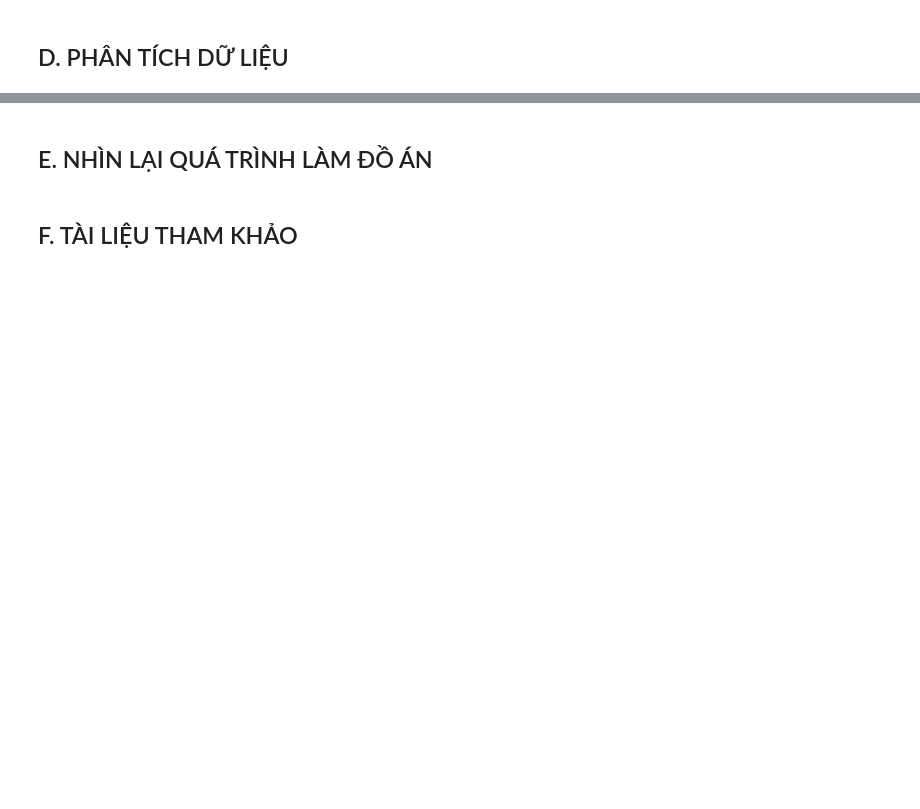
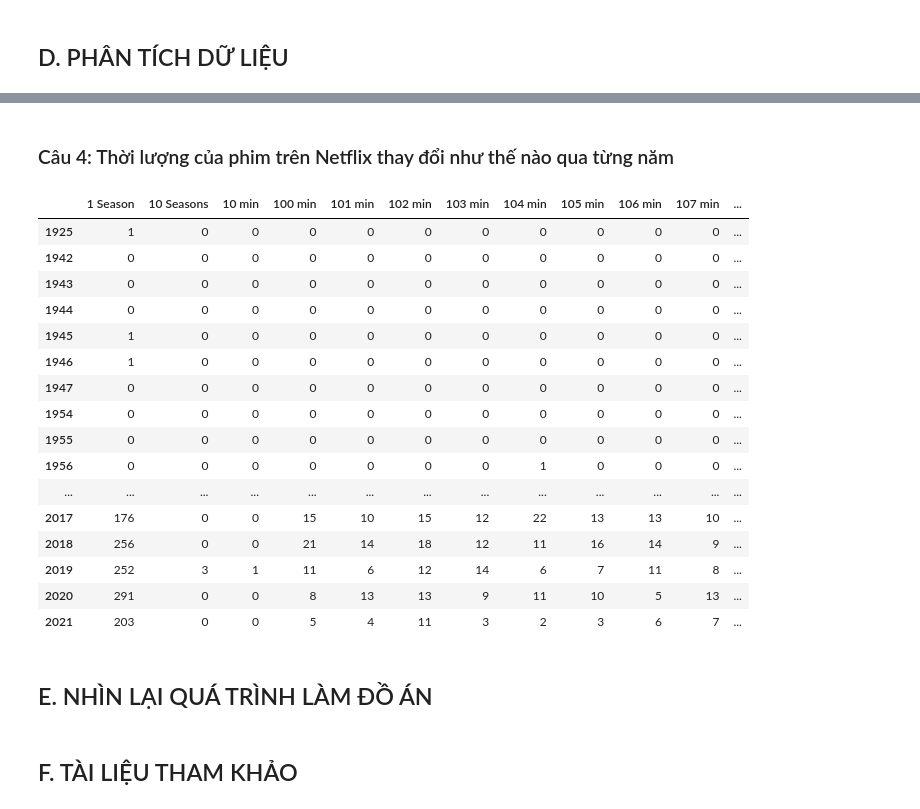
Before and after one commit to vt-khang/LTCKHDL-FinalProject, a Jupyter notebook: DNCK.ipynb, the cells around one changed output, grey strips where cells are left out. Saved outputs shown, nothing was run; the diff lists cells and outputs as text; code cells hidden in the pictures; blank space fills up the shorter version.

```diff
--- a/DNCK.ipynb
+++ b/DNCK.ipynb
@@ -205,0 +237,7 @@ cate_col_df
+# %%
+def col_rating_release_year(year):
+    return netflix_df[netflix_df['release_year'] == year].loc[:,'rating'].value_counts()[:1].index
+list_top1_rating = list(map(col_rating_release_year,year))
+df_top1_rating = pd.DataFrame(list_top1_rating, columns = ['Trending'], index = year)
+pd.options.display.max_columns = 999
+df_top1_rating.T
@@ -205,0 +247,2 @@ cate_col_df
+# %%
+pd.reset_option('display.max_columns')
@@ -208,3 +287,32 @@ cate_col_df
+# %% [markdown]
+### Câu 4: Thời lượng của phim trên Netflix thay đổi như thế nào qua từng năm
+# %%
+def col_duration_release_year(year):
+    return netflix_df[netflix_df['release_year'] == year]['duration'].value_counts().sort_index()
+column = netflix_df['duration'].value_counts().sort_index().index
+list_duration = list(map(col_duration_release_year, year))
+df_duration = pd.DataFrame(list_duration, columns = column, index = year).replace(np.nan, 0).astype(int)
+pd.options.display.max_rows = 999
+pd.options.display.max_columns = 999
+df_duration
+# %% [output]
+|  | 1 Season | 10 Seasons | 10 min | 100 min | 101 min | 102 min | 103 min | 104 min | 105 min | 106 min | 107 min | ... |
+| 1925 | 1 | 0 | 0 | 0 | 0 | 0 | 0 | 0 | 0 | 0 | 0 | ... |
+| 1942 | 0 | 0 | 0 | 0 | 0 | 0 | 0 | 0 | 0 | 0 | 0 | ... |
+| 1943 | 0 | 0 | 0 | 0 | 0 | 0 | 0 | 0 | 0 | 0 | 0 | ... |
+| 1944 | 0 | 0 | 0 | 0 | 0 | 0 | 0 | 0 | 0 | 0 | 0 | ... |
+| 1945 | 1 | 0 | 0 | 0 | 0 | 0 | 0 | 0 | 0 | 0 | 0 | ... |
+| 1946 | 1 | 0 | 0 | 0 | 0 | 0 | 0 | 0 | 0 | 0 | 0 | ... |
+| 1947 | 0 | 0 | 0 | 0 | 0 | 0 | 0 | 0 | 0 | 0 | 0 | ... |
+| 1954 | 0 | 0 | 0 | 0 | 0 | 0 | 0 | 0 | 0 | 0 | 0 | ... |
+| 1955 | 0 | 0 | 0 | 0 | 0 | 0 | 0 | 0 | 0 | 0 | 0 | ... |
+| 1956 | 0 | 0 | 0 | 0 | 0 | 0 | 0 | 1 | 0 | 0 | 0 | ... |
+| ... | ... | ... | ... | ... | ... | ... | ... | ... | ... | ... | ... | ... |
+| 2017 | 176 | 0 | 0 | 15 | 10 | 15 | 12 | 22 | 13 | 13 | 10 | ... |
+| 2018 | 256 | 0 | 0 | 21 | 14 | 18 | 12 | 11 | 16 | 14 | 9 | ... |
+| 2019 | 252 | 3 | 1 | 11 | 6 | 12 | 14 | 6 | 7 | 11 | 8 | ... |
+| 2020 | 291 | 0 | 0 | 8 | 13 | 13 | 9 | 11 | 10 | 5 | 13 | ... |
+| 2021 | 203 | 0 | 0 | 5 | 4 | 11 | 3 | 2 | 3 | 6 | 7 | ... |
 # %% [markdown]
 ## E. NHÌN LẠI QUÁ TRÌNH LÀM ĐỒ ÁN
 # %% [markdown]
```
Also changed, not shown: parts of 12 cells of this notebook.
